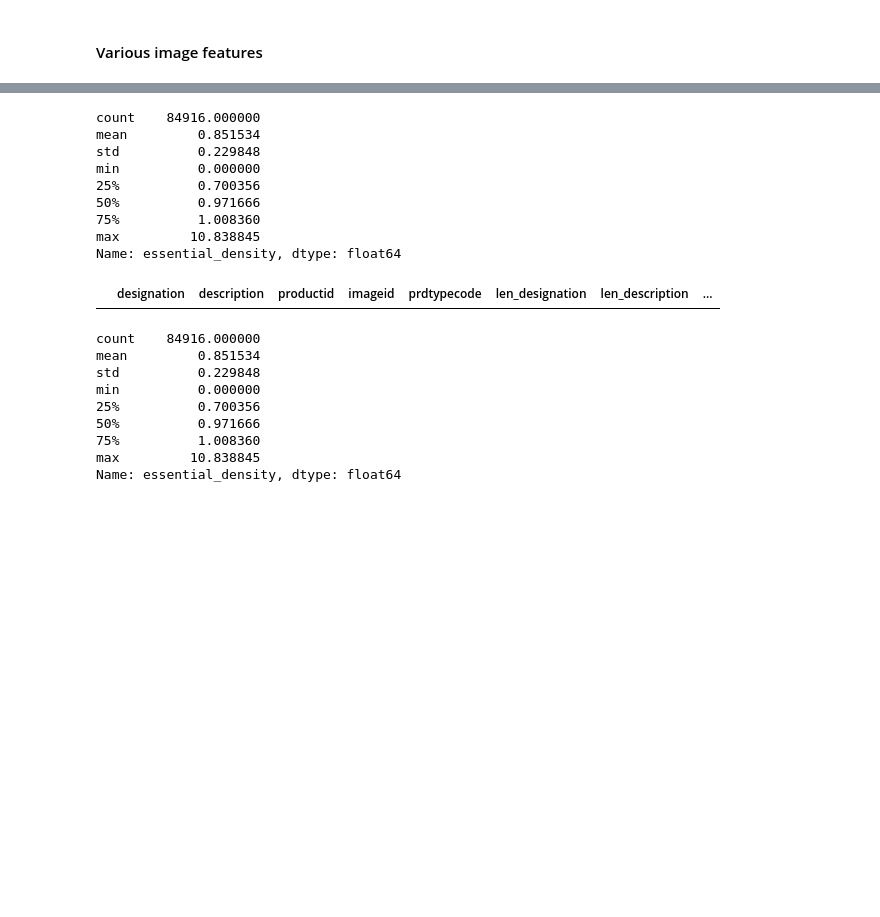
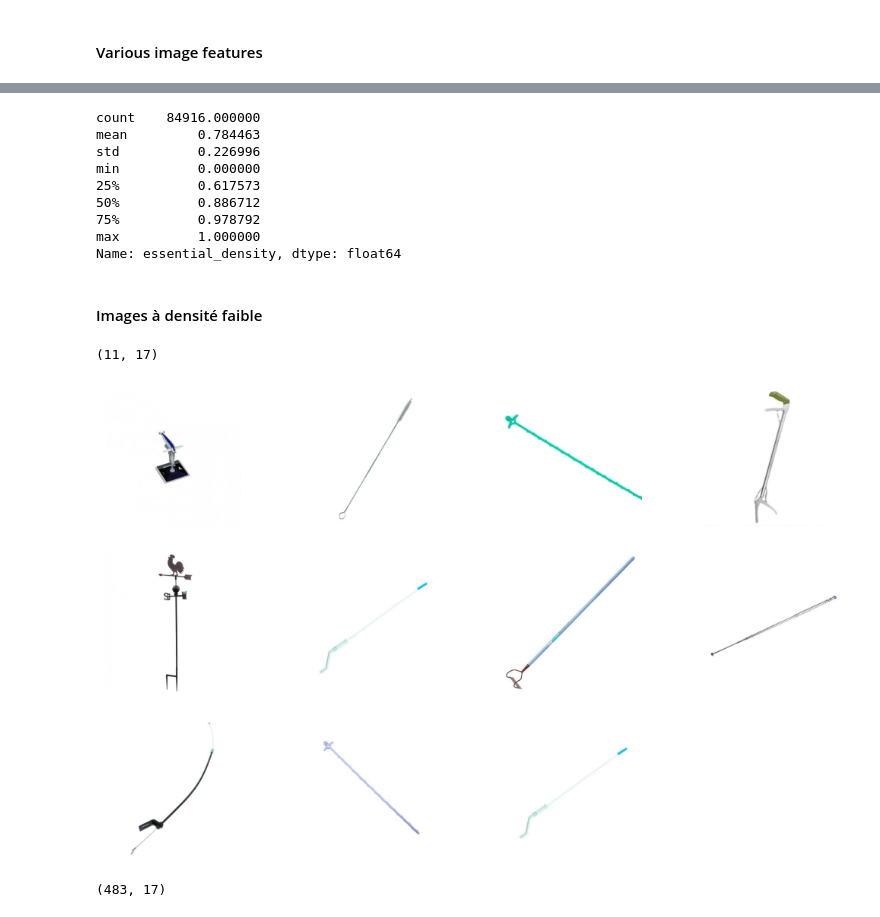
Before and after one commit to Kelorastus/Rakuten, a Jupyter notebook: notebooks/data_exploration/Valentin.ipynb, the cells around one changed output, grey strips where cells are left out. Drawn from its saved outputs; the diff is of its cells as text; code cells hidden in the pictures; blank space fills up the shorter version.

```diff
--- a/notebooks/data_exploration/Valentin.ipynb
+++ b/notebooks/data_exploration/Valentin.ipynb
@@ -537,6 +537,16 @@ def load_image(row, color=True, folder = '../../Dataset/images/image_train'):
     return img_color
 # %% [markdown]
 #### Display
+# %%
+def display_images(rows,nrow,ncol,axis=False):
+    n = len(rows)
+    plt.figure(figsize=(13,8))
+    for k in range(n):
+        plt.subplot(nrow,ncol,k+1)
+        row = rows.iloc[k]
+        plt.imshow(load_image(row))
+        if not axis:
+            plt.axis('off')
 # %% [markdown]
 4 images sont toutes blanches.
 # %%
@@ -554,16 +564,6 @@ display_images(rows_with_white_image,2,2,axis=True)
 [figure]
 # %% [markdown]
 Show random images from the dataset.
-# %%
-def display_images(rows,nrow,ncol,axis=False):
-    n = nrow*ncol
-    plt.figure(figsize=(13,8))
-    for k in range(n):
-        plt.subplot(nrow,ncol,k+1)
-        row = rows.iloc[k]
-        plt.imshow(load_image(row))
-        if not axis:
-            plt.axis('off')
 # %%
 nrow = 4
 ncol = 7
@@ -764,5 +800,5 @@ coords_df
 # %%
-df = df.join(coords_df)
+# df = df.join(coords_df)
 # %%
 df.info()
 # %% [output]
@@ -821,27 +856,30 @@ Les variables essential_area et essential_pixel_count ne sont pas redondantes.
 df['essential_density'].describe()
 # %% [output]
 count    84916.000000
-mean         0.851534
-std          0.229848
+mean         0.784463
+std          0.226996
 min          0.000000
-25%          0.700356
-50%          0.971666
-75%          1.008360
-max         10.838845
+25%          0.617573
+50%          0.886712
+75%          0.978792
+max          1.000000
 Name: essential_density, dtype: float64
-# %%
-df[df.essential_area.isna()]
-# %% [output]
-|  | designation | description | productid | imageid | prdtypecode | len_designation | len_description | ... |
-# %%
-df['essential_density'].fillna(0).describe()
-# %% [output]
-count    84916.000000
-mean         0.851534
-std          0.229848
-min          0.000000
-25%          0.700356
-50%          0.971666
-75%          1.008360
-max         10.838845
-Name: essential_density, dtype: float64
+# %% [markdown]
+#### Images à densité faible
+# %%
+# Images à densité faible mais non toutes blanches
+rows = df[(df.essential_density < .06) & (df.essential_density > 0)]
+rows.shape
+# %% [output]
+(11, 17)
+# %%
+display_images(rows,3,4)
+# %% [output]
+[figure, added]
+# %%
+# Images à densité moyenne
+a=.40
+rows = df[(df.essential_density < a) & (df.essential_density > a-.01)]
+rows.shape
+# %% [output]
+(483, 17)
```
Also changed, not shown: parts of 15 cells of this notebook.
